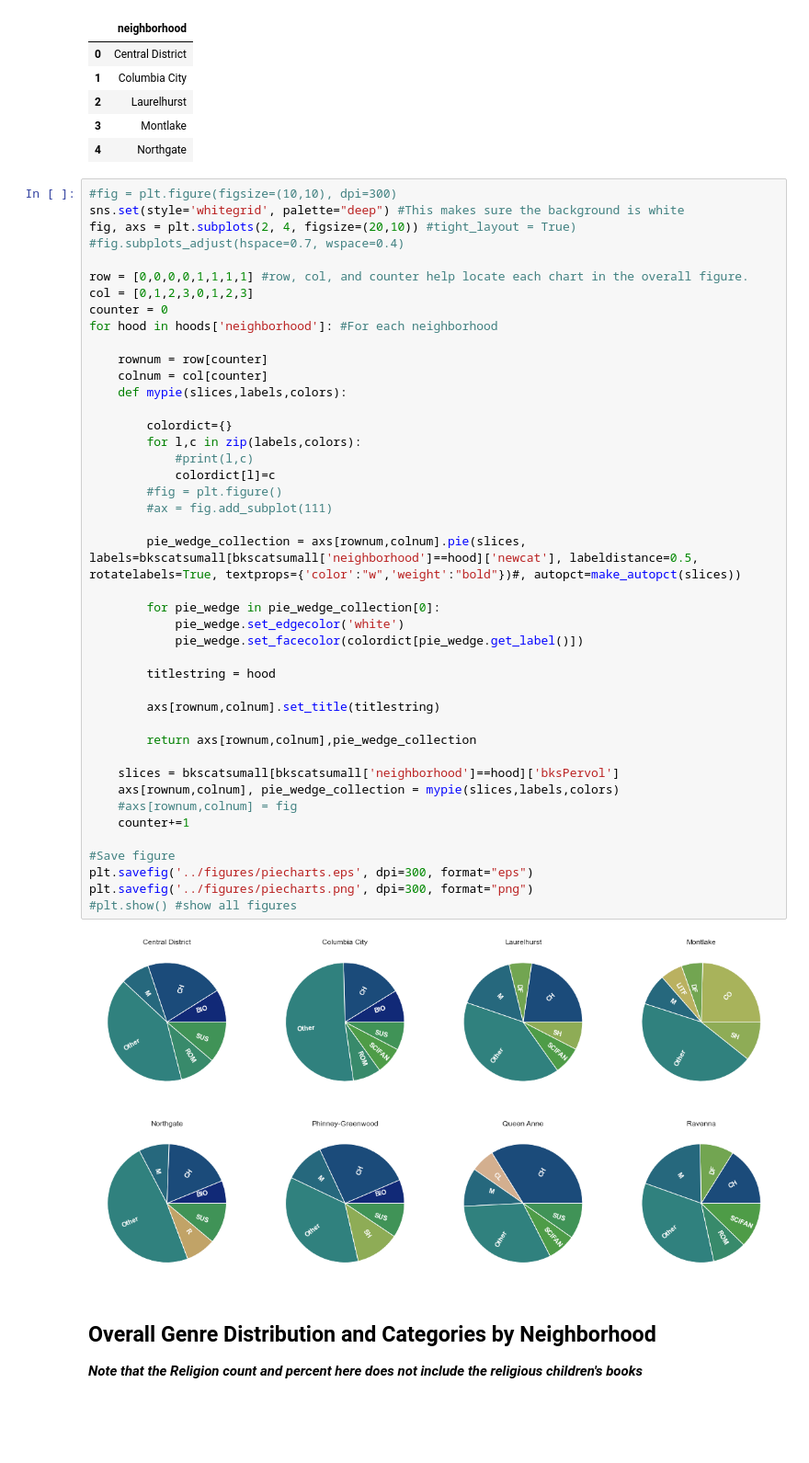
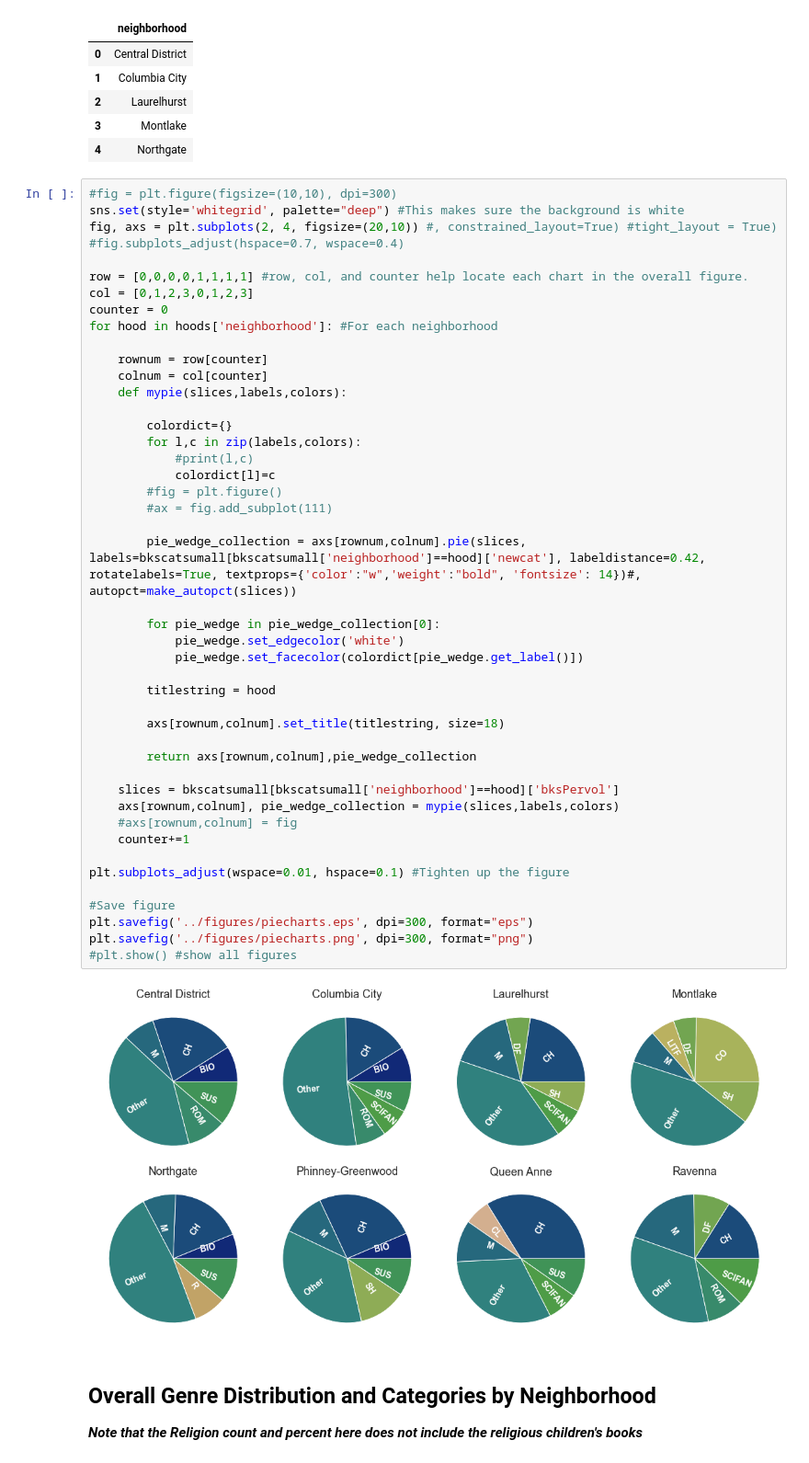
Before and after one commit to amckennafoster/seattle-littlefreelibrary, a Jupyter notebook: analysis/bookData/LFL-Analysis.ipynb, the cells around one changed output. Shown at 92% size. Saved outputs shown, nothing was run; the diff lists cells and outputs as text; blank space fills up the shorter version.

Commit message:
Fixed spacing on pie charts

```diff
--- a/analysis/bookData/LFL-Analysis.ipynb
+++ b/analysis/bookData/LFL-Analysis.ipynb
@@ -1374,7 +1374,7 @@ hoods.head()
 # %%
 #fig = plt.figure(figsize=(10,10), dpi=300)
 sns.set(style='whitegrid', palette="deep") #This makes sure the background is white
-fig, axs = plt.subplots(2, 4, figsize=(20,10)) #tight_layout = True)
+fig, axs = plt.subplots(2, 4, figsize=(20,10)) #, constrained_layout=True) #tight_layout = True)
 #fig.subplots_adjust(hspace=0.7, wspace=0.4)
 
 row = [0,0,0,0,1,1,1,1] #row, col, and counter help locate each chart in the overall figure.
@@ -1386,36 +1386,38 @@ for hood in hoods['neighborhood']: #For each neighborhood
     colnum = col[counter]
     def mypie(slices,labels,colors):
 
         colordict={}
         for l,c in zip(labels,colors):
             #print(l,c)
             colordict[l]=c
         #fig = plt.figure()
         #ax = fig.add_subplot(111)
 
-        pie_wedge_collection = axs[rownum,colnum].pie(slices, labels=bkscatsumall[bkscatsumall['neighborhood']==hood]['newcat'], labeldistance=0.5, rotatelabels=True, textprops={'color':"w",'weight':"bold"})#, autopct=make_autopct(slices))
+        pie_wedge_collection = axs[rownum,colnum].pie(slices, labels=bkscatsumall[bkscatsumall['neighborhood']==hood]['newcat'], labeldistance=0.42, rotatelabels=True, textprops={'color':"w",'weight':"bold", 'fontsize': 14})#, autopct=make_autopct(slices))
 
         for pie_wedge in pie_wedge_collection[0]:
             pie_wedge.set_edgecolor('white')
             pie_wedge.set_facecolor(colordict[pie_wedge.get_label()])
 
         titlestring = hood
 
-        axs[rownum,colnum].set_title(titlestring)
+        axs[rownum,colnum].set_title(titlestring, size=18)
 
         return axs[rownum,colnum],pie_wedge_collection
 
     slices = bkscatsumall[bkscatsumall['neighborhood']==hood]['bksPervol']
     axs[rownum,colnum], pie_wedge_collection = mypie(slices,labels,colors)
     #axs[rownum,colnum] = fig
     counter+=1
 
+plt.subplots_adjust(wspace=0.01, hspace=0.1) #Tighten up the figure
+
 #Save figure
 plt.savefig('../figures/piecharts.eps', dpi=300, format="eps")
 plt.savefig('../figures/piecharts.png', dpi=300, format="png")
 #plt.show() #show all figures
 # %% [output]
-[figure, old version]
+[figure, new version]
 # %% [markdown]
 ## Overall Genre Distribution and Categories by Neighborhood
 
```
Also changed, not shown: 3 other files.
